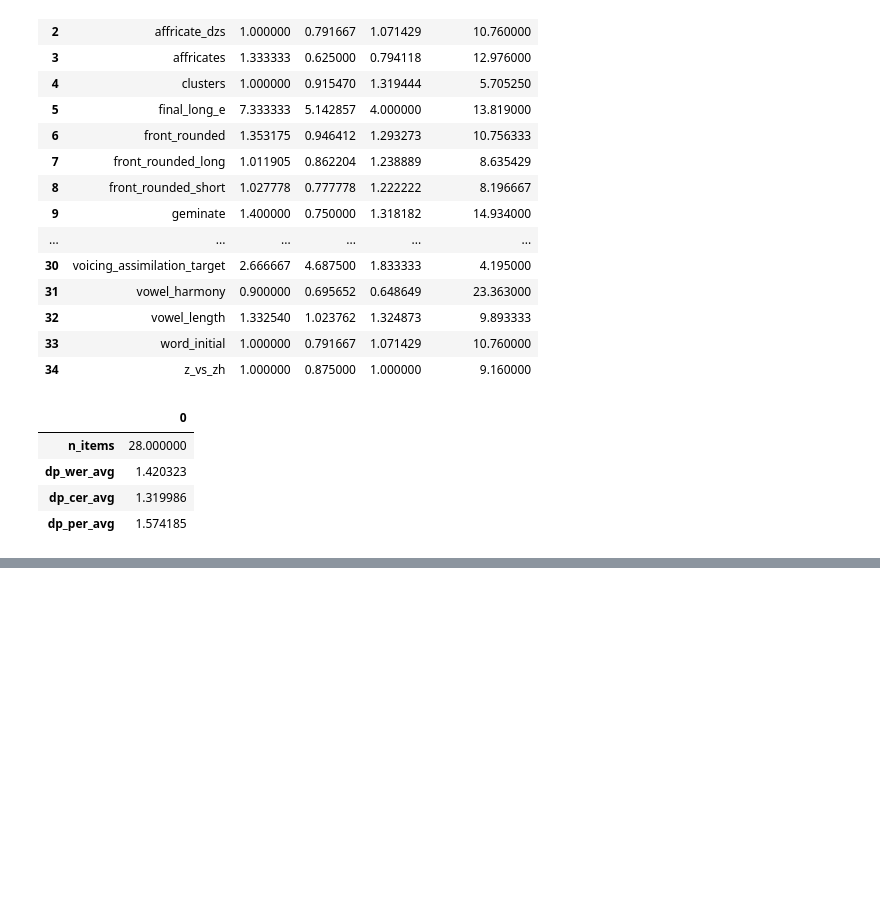
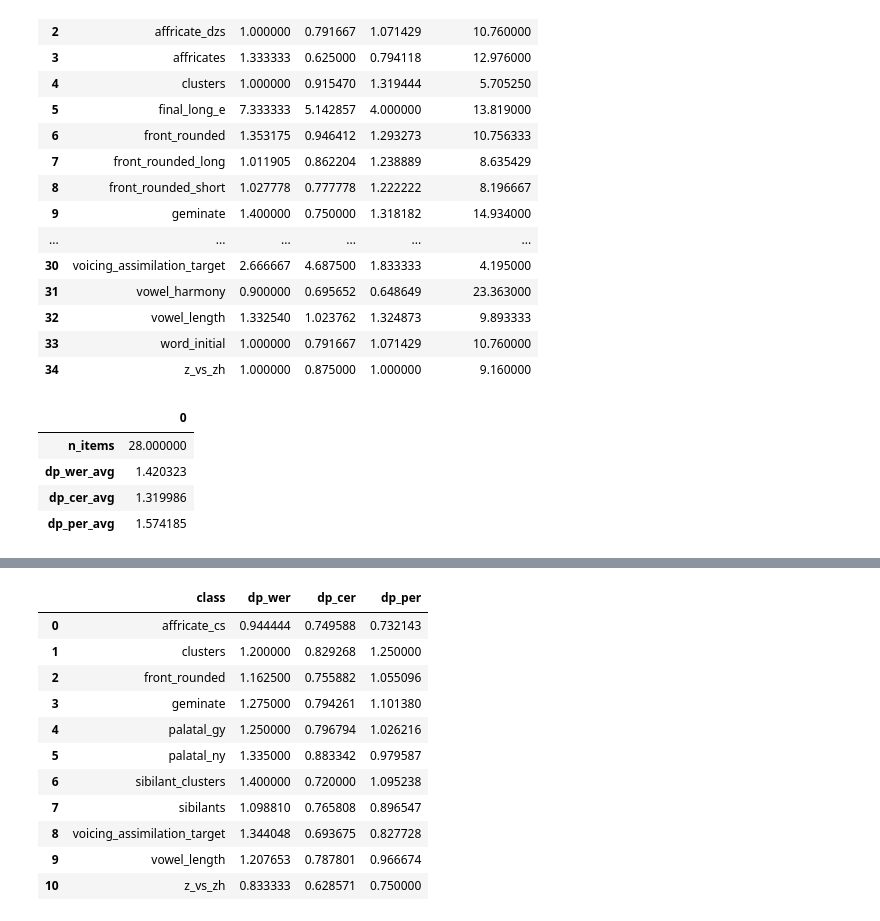
Before and after one commit to Mliviusz/ThesisProject, a Jupyter notebook: notebooks/04_perclass_analysis.ipynb, the cells around one changed output, grey strips where cells are left out. Drawn from its saved outputs; the diff is of its cells as text; code cells hidden in the pictures; blank space fills up the shorter version.

```diff
--- a/notebooks/04_perclass_analysis.ipynb
+++ b/notebooks/04_perclass_analysis.ipynb
@@ -448,0 +549,27 @@ pd.DataFrame([summary]).T
+# %%
+RESULTS_CSV = Path("./data_v2/results/natural_3.csv")
+df = pd.read_csv(RESULTS_CSV)
+dfc = explode_classes(df)
+
+summary = dfc.groupby("class").agg({
+    "dp_wer": agg_metric,
+    "dp_cer": agg_metric,
+    "dp_per": agg_metric,
+}).reset_index().sort_values("class")
+
+#AGGREGATION_CSV = Path("./data_v1/aggregation/gemini_natural.csv")
+#summary.to_csv(AGGREGATION_CSV, index=False)
+summary
+# %% [output]
+|  | class | dp_wer | dp_cer | dp_per |
+| 0 | affricate_cs | 0.944444 | 0.749588 | 0.732143 |
+| 1 | clusters | 1.200000 | 0.829268 | 1.250000 |
+| 2 | front_rounded | 1.162500 | 0.755882 | 1.055096 |
+| 3 | geminate | 1.275000 | 0.794261 | 1.101380 |
+| 4 | palatal_gy | 1.250000 | 0.796794 | 1.026216 |
+| 5 | palatal_ny | 1.335000 | 0.883342 | 0.979587 |
+| 6 | sibilant_clusters | 1.400000 | 0.720000 | 1.095238 |
+| 7 | sibilants | 1.098810 | 0.765808 | 0.896547 |
+| 8 | voicing_assimilation_target | 1.344048 | 0.693675 | 0.827728 |
+| 9 | vowel_length | 1.207653 | 0.787801 | 0.966674 |
+| 10 | z_vs_zh | 0.833333 | 0.628571 | 0.750000 |
```
Also changed, not shown: parts of 12 cells of this notebook, 1 other file.
